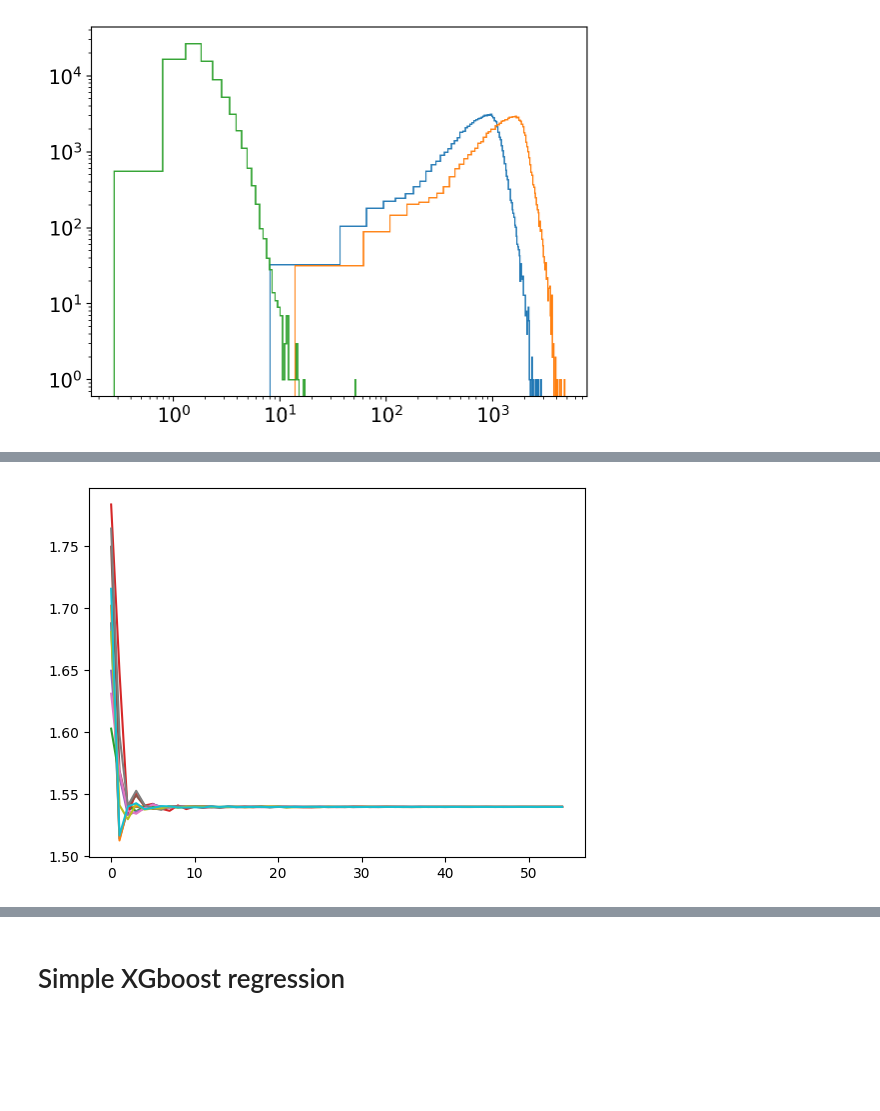
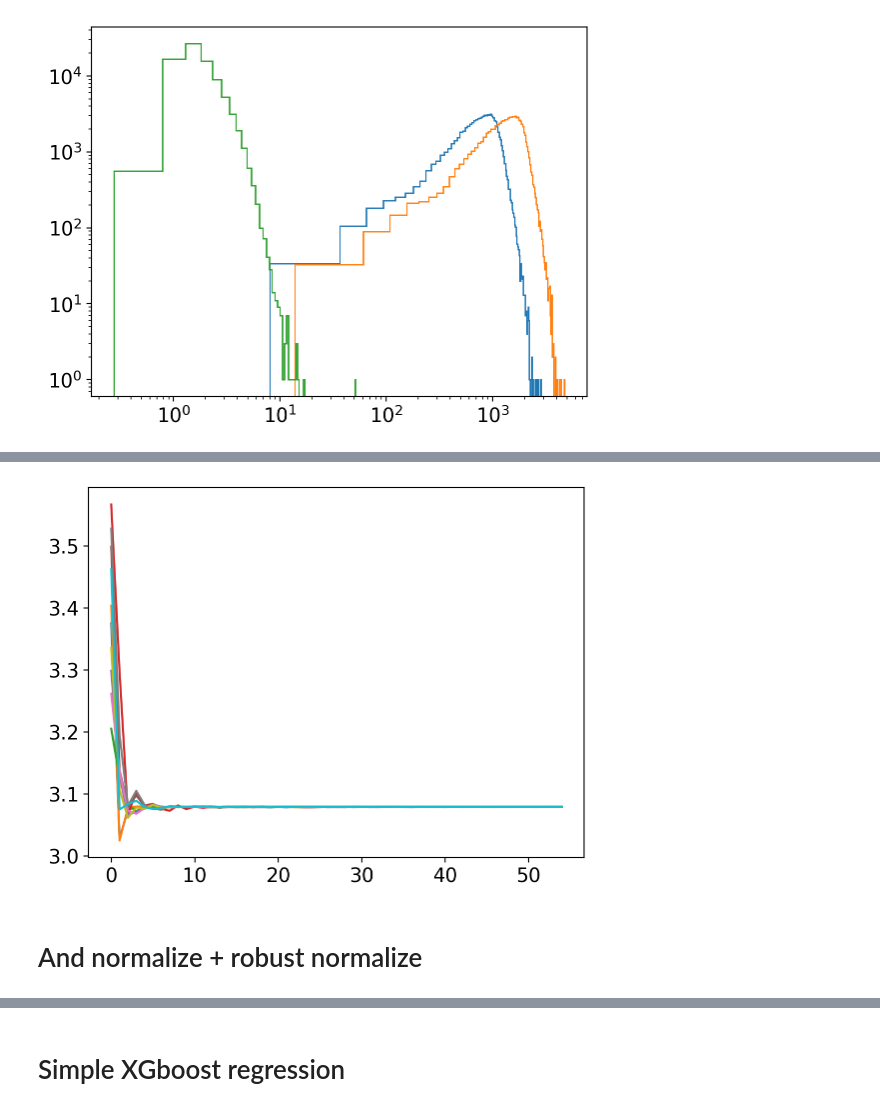
Before and after one commit to jiadonglee/aspgap, a Jupyter notebook: docs/gaiaXP_pre.ipynb, the cells around one changed output, grey strips where cells are left out. Drawn from its saved outputs; the diff is of its cells as text; code cells hidden in the pictures; blank space fills up the shorter version.

```diff
--- a/docs/gaiaXP_pre.ipynb
+++ b/docs/gaiaXP_pre.ipynb
@@ -200,5 +184,4 @@ Index(['APOGEE_ID', 'TELESCOPE', 'FIELD', 'ALT_ID', 'RA', 'DEC', 'GLON',
 # %%
-import pandas as pd
 
 df_xpcontinous = pd.DataFrame(
     {'source_id':product_list_ids, 'bp_coef':bp_coef.tolist(),
@@ -213,7 +196,7 @@ df_xpcontinous = df_xpcontinous.merge(
        'GAIAEDR3_PHOT_BP_MEAN_MAG', 'GAIAEDR3_PHOT_RP_MEAN_MAG',
         'TEFF', 'TEFF_ERR', 'LOGG', 'LOGG_ERR', 'M_H', 'M_H_ERR', 'ALPHA_M', 'ALPHA_M_ERR',
         'W1mag', 'W2mag', 'W3mag', 'W4mag', 'Jmag', 'Hmag', 'Kmag', 'e_W1mag', 'e_W2mag',
-        'qph_w1', 'qph_w2',
+        'qph_w1', 'qph_w2', 'Qfl_J', 'Qfl_H', 'Qfl_K'
            ]],
     left_on='source_id', right_on='GAIAEDR3_SOURCE_ID', how='left')
 
@@ -333,8 +310,8 @@ np.save(data_dir+"ap17_wise_xpcont_cut.npy", data_cont)
 # %%
 
 
-data_cont = np.load(data_dir+"ap17_wise_xpcont_cut.npy", allow_pickle=True).item()
-data_cont.keys()
+# data_cont = np.load(data_dir+"ap17_wise_xpcont_cut.npy", allow_pickle=True).item()
+# data_cont.keys()
 # %% [output]
 dict_keys(['bp_coef', 'rp_coef', 'e_bp_coef', 'e_rp_coef', 'df'])
 # %%
@@ -365,22 +342,25 @@ for i,idx in enumerate(idx_lst):
 [figure]
 # %%
 from sklearn import preprocessing
+import joblib
 
+scaler_bp = joblib.load('models/scaler_bp.gz')
+scaler_rp = joblib.load('models/scaler_rp.gz')
 
 idx_lst = [0, 10, 100, 1000, 10000]
 
 fig, ax = plt.subplots(1, 1, figsize=(6, 4))
 
-scaler_bp = preprocessing.RobustScaler(quantile_range=(14., 86.))
-scaler_rp = preprocessing.RobustScaler(quantile_range=(14., 86.))
+# scaler_bp = preprocessing.RobustScaler(quantile_range=(14., 86.))
+# scaler_rp = preprocessing.RobustScaler(quantile_range=(14., 86.))
 
-norm_bp = scaler_bp.fit_transform(np.log10(data_cont['bp_coef']+6*1e4))
-norm_rp = scaler_rp.fit_transform(np.log10(data_cont['rp_coef']+6*1e4))
+# joblib.dump(scaler_bp, 'models/scaler_bp.gz')
+# joblib.dump(scaler_rp, 'models/scaler_rp.gz')
 
-import joblib
+norm_bp = scaler_bp.transform(np.log10(data_cont['bp_coef']+6*1e4))
+norm_rp = scaler_rp.transform(np.log10(data_cont['rp_coef']+6*1e4))
 
-joblib.dump(scaler_bp, 'models/scaler_bp.gz')
-joblib.dump(scaler_rp, 'models/scaler_rp.gz')
+data_cont.update(norm_bp_coef=norm_bp, norm_rp_coef=norm_rp)
 
 
 for i,idx in enumerate(idx_lst):
@@ -398,9 +377,0 @@ for i,idx in enumerate(idx_lst):
-# %%
-# norm_bp = data_cont['bp_coef'] * norm[:,None]**-1
-# norm_rp = data_cont['rp_coef'] * norm[:,None]**-1
-
-data_cont.update(norm_bp_coef=norm_bp,
-                 norm_rp_coef=norm_rp
-                )
-
-np.save(data_dir+"ap17_wise_xpcont_cut.npy", data_cont)
@@ -484,8 +452,8 @@ import math
 log = np.vectorize(math.log)
 # %%
 for i,idx in enumerate(idx_lst):
-    plt.plot(log(norm_bp_andrae[idx,:55]+1200., 1e2))
-    plt.plot(log(norm_rp_andrae[idx,:55]+1200., 1e2))
+    plt.plot(log(norm_bp_andrae[idx,:55]+1200., 1e1))
+    plt.plot(log(norm_rp_andrae[idx,:55]+1200., 1e1))
 # %% [output]
-[figure, old version]
+[figure, new version]
 # %%
@@ -501,0 +470,2 @@ np.save(data_dir+"ap17_wise_xpcont_cut.npy", data_cont)
+# %% [markdown]
+# And normalize + robust normalize
```
Also changed, not shown: parts of 34 cells of this notebook, 30 other files.
